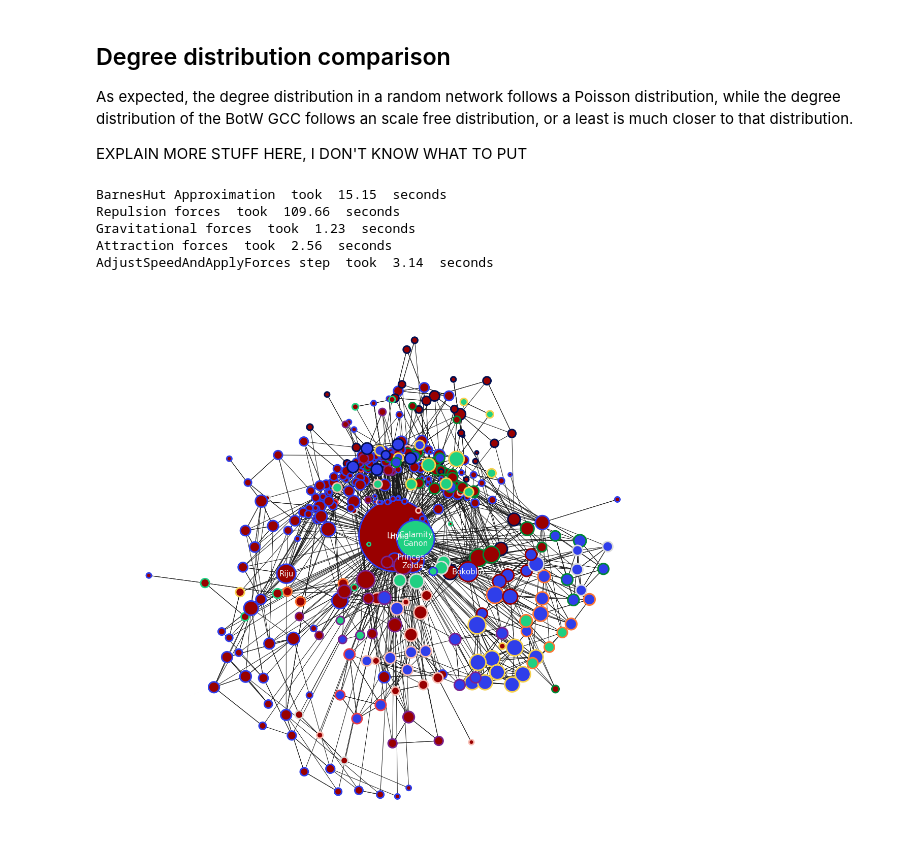
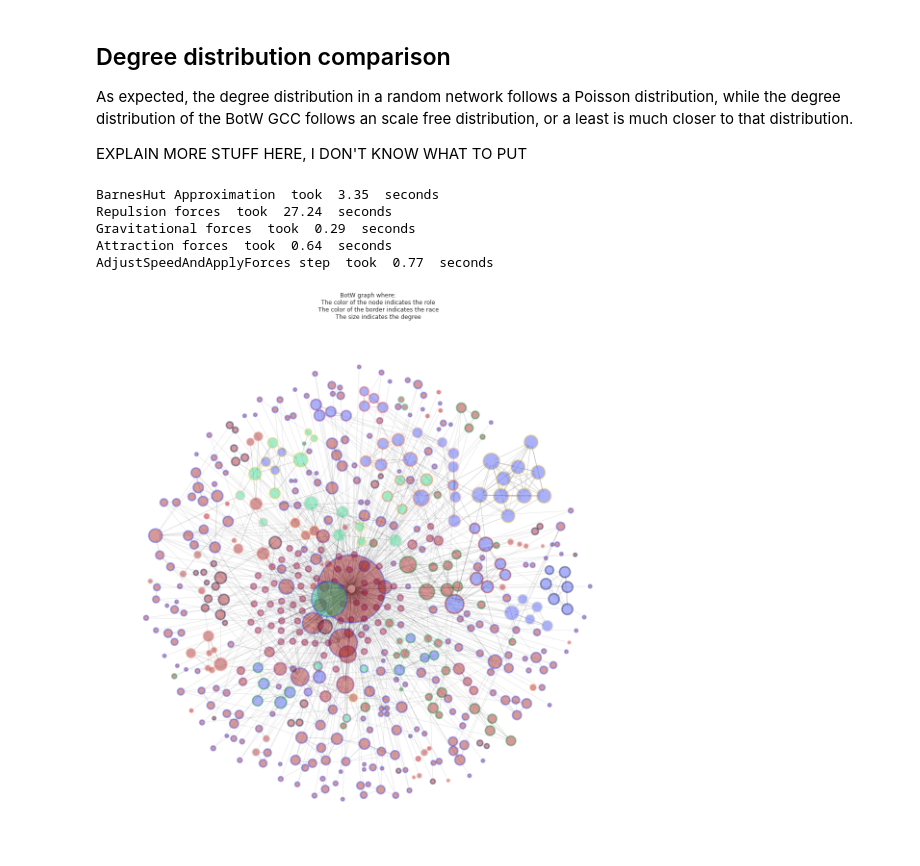
Before and after one commit to Moesen/socialgraphs2021, a Jupyter notebook: Assignment2/Assignment2Ale.ipynb, the cells around one changed output. Cells and saved outputs as stored; diff of their text form; code cells hidden in the pictures.

```diff
--- a/Assignment2/Assignment2Ale.ipynb
+++ b/Assignment2/Assignment2Ale.ipynb
@@ -278,13 +283,13 @@ forceatlas2 = ForceAtlas2(
                         # Log
                         verbose=True)
 
-positions = forceatlas2.forceatlas2_networkx_layout(GCC, pos=None, iterations=2000)
+positions = forceatlas2.forceatlas2_networkx_layout(GCC, pos=None, iterations=500)
 # %% [output]
-BarnesHut Approximation  took  15.15  seconds
-Repulsion forces  took  109.66  seconds
-Gravitational forces  took  1.23  seconds
-Attraction forces  took  2.56  seconds
-AdjustSpeedAndApplyForces step  took  3.14  seconds
+BarnesHut Approximation  took  3.35  seconds
+Repulsion forces  took  27.24  seconds
+Gravitational forces  took  0.29  seconds
+Attraction forces  took  0.64  seconds
+AdjustSpeedAndApplyForces step  took  0.77  seconds
 # %%
 plt.figure(**big_plot)
 plt.plot()
@@ -329,43 +334,41 @@ color_race = {
 
 scale = 50
 
-min_size = 20
-
 node_info = list()
 labels = dict()
 
 for node, node_data in list(GCC.nodes(data=True)):
 
   color = color_role[node_data["role"]]
   size = GCC.degree(node)*scale
   border_color = color_race[node_data["race"]]
 
-  labels[node] = ""
-
-  if GCC.degree(node) > min_size:
-    labels[node] = node.replace(" ", "\n")
 
   node_info.append((node, color, size, border_color))
 
 nx.draw_networkx_nodes(GCC,
                        positions,
                        edgecolors  = [x[3] for x in node_info],
                        linewidths  = 3,
                        node_color  = [x[1] for x in node_info],
                        node_size   = [x[2] for x in node_info]  ,
                        alpha       = 0.4
                       )
 
 nx.draw_networkx_edges(GCC,
                        positions,
                        edge_color  = "black",
                        arrowstyle  = "-",
                        alpha       = 0.1
                       )
 plt.axis("off")
+plt.title("BotW graph where:\n \
+          The color of the node indicates the role\n \
+          The color of the border indicates the race\n \
+          The size indicates the degree")
 plt.show()
 # %% [output]
-[figure, old version]
+[figure, new version]
 # %% [markdown]
 ## Visualization
 
```
Also changed, not shown: parts of 33 cells of this notebook, 1 other file.
